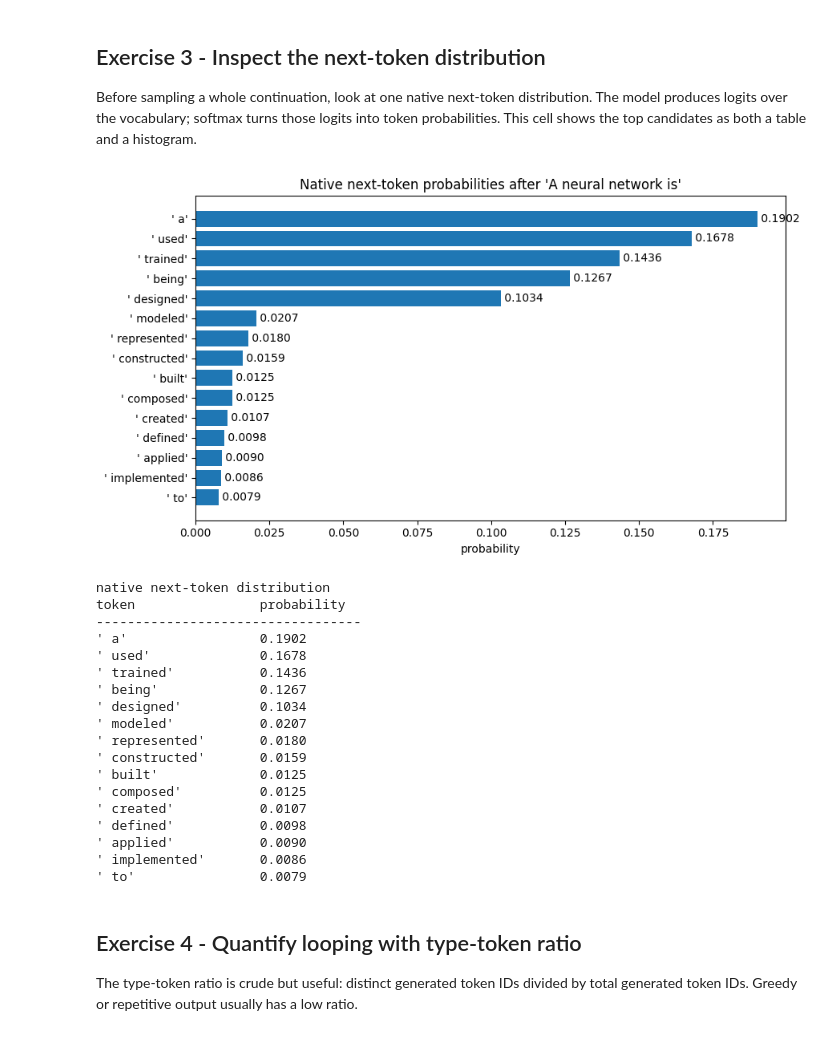
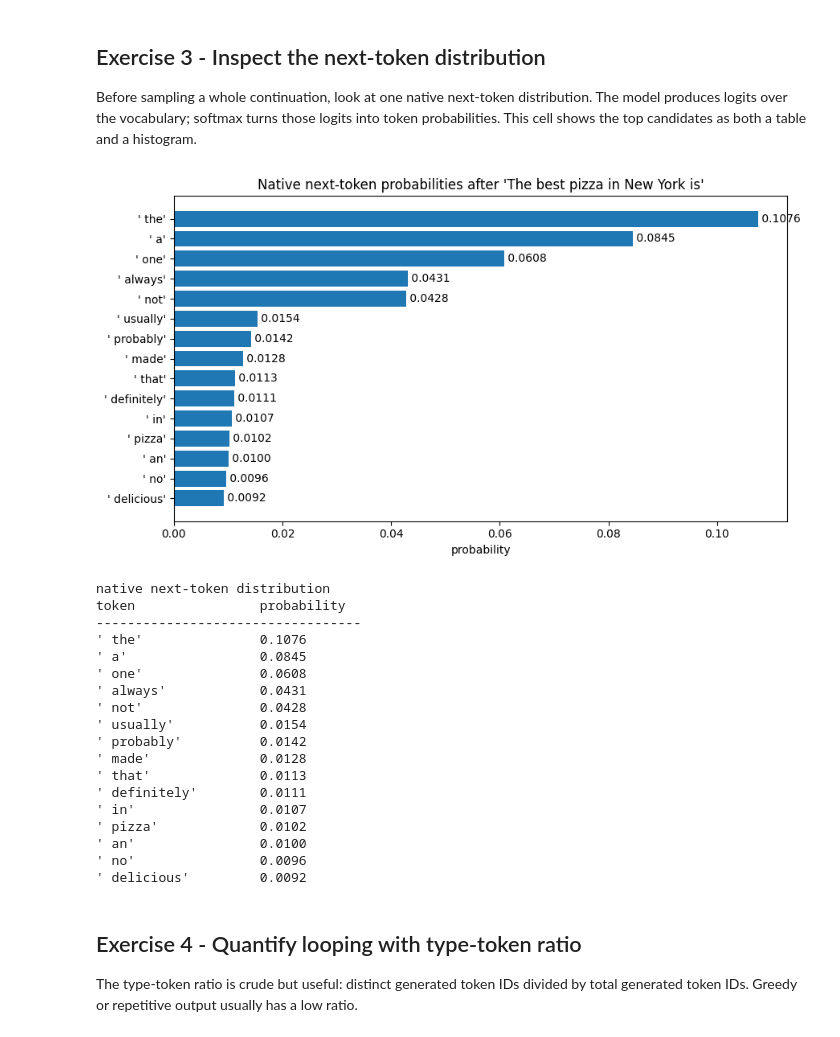
Before and after one commit to Mister-Meeseeks/g2c, a Jupyter notebook: notebooks/solutions/11-sampling.ipynb, the cells around one changed output. Saved outputs shown, nothing was run; the diff lists cells and outputs as text; code cells hidden in the pictures.

```diff
--- a/notebooks/solutions/11-sampling.ipynb
+++ b/notebooks/solutions/11-sampling.ipynb
@@ -261,57 +270,57 @@ for label, filters in filter_settings:
 
 Before sampling a whole continuation, look at one native next-token distribution. The model produces logits over the vocabulary; softmax turns those logits into token probabilities. This cell shows the top candidates as both a table and a histogram.
 # %%
-next_token_prompt = prompt
+next_token_prompt = "The best pizza in New York is"
 
 rows = next_token_rows(
     model_artifact,
     next_token_prompt,
     temperature=1.0,
     top_k=None,
     top_p=None,
     n=15,
 )
 
 labels = [token_text for token_text, _ in rows]
 probs = [prob for _, prob in rows]
 
 fig, ax = plt.subplots(figsize=(9, 5))
 y = list(range(len(rows)))
 ax.barh(y, probs)
 ax.set_yticks(y, labels)
 ax.invert_yaxis()
 ax.set_xlabel("probability")
 ax.set_title(f"Native next-token probabilities after {next_token_prompt!r}")
 for index, prob in enumerate(probs):
     ax.text(prob, index, f" {prob:.4f}", va="center")
 plt.tight_layout()
 plt.show()
 
 print("native next-token distribution")
 print("token                probability")
 print("-" * 34)
 for token_text, prob in rows:
     print(f"{token_text:<20} {prob:.4f}")
 # %% [output]
-[figure, old version]
+[figure, new version]
 native next-token distribution
 token                probability
 ----------------------------------
-' a'                 0.1902
-' used'              0.1678
-' trained'           0.1436
-' being'             0.1267
-' designed'          0.1034
-' modeled'           0.0207
-' represented'       0.0180
-' constructed'       0.0159
-' built'             0.0125
-' composed'          0.0125
-' created'           0.0107
-' defined'           0.0098
-' applied'           0.0090
-' implemented'       0.0086
-' to'                0.0079
+' the'               0.1076
+' a'                 0.0845
+' one'               0.0608
+' always'            0.0431
+' not'               0.0428
+' usually'           0.0154
+' probably'          0.0142
+' made'              0.0128
+' that'              0.0113
+' definitely'        0.0111
+' in'                0.0107
+' pizza'             0.0102
+' an'                0.0100
+' no'                0.0096
+' delicious'         0.0092
 # %%
 "Question: Does your model have one dominant next token here, or is the mass spread across many plausible tokens? How would that affect random sampling?"
 "Answer: "
```
Also changed, not shown: parts of 7 cells of this notebook, 12 other files.
